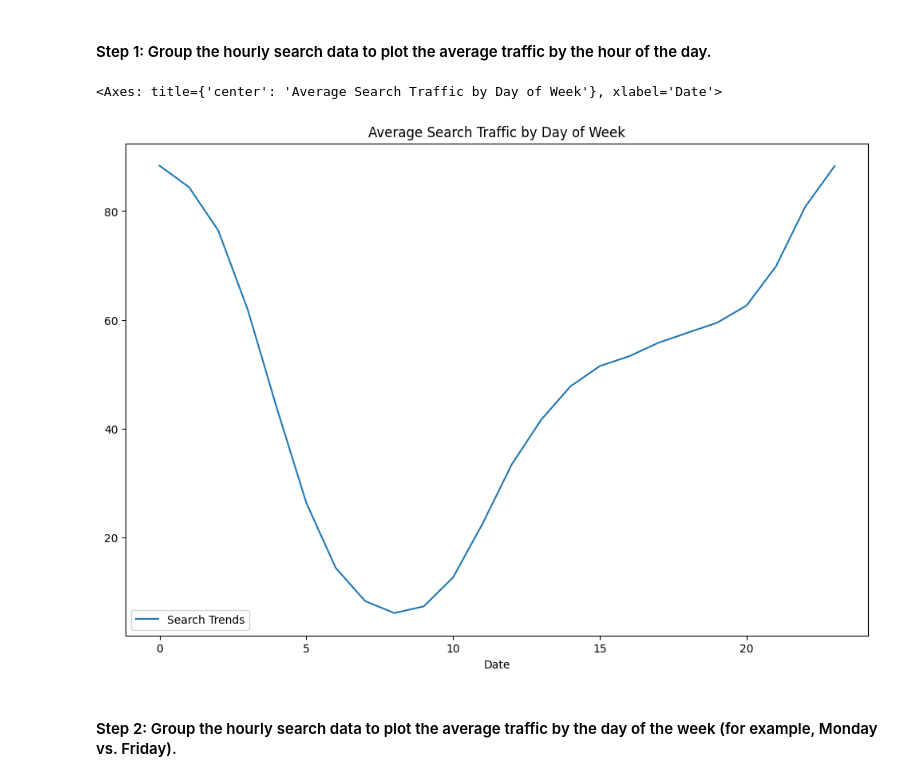
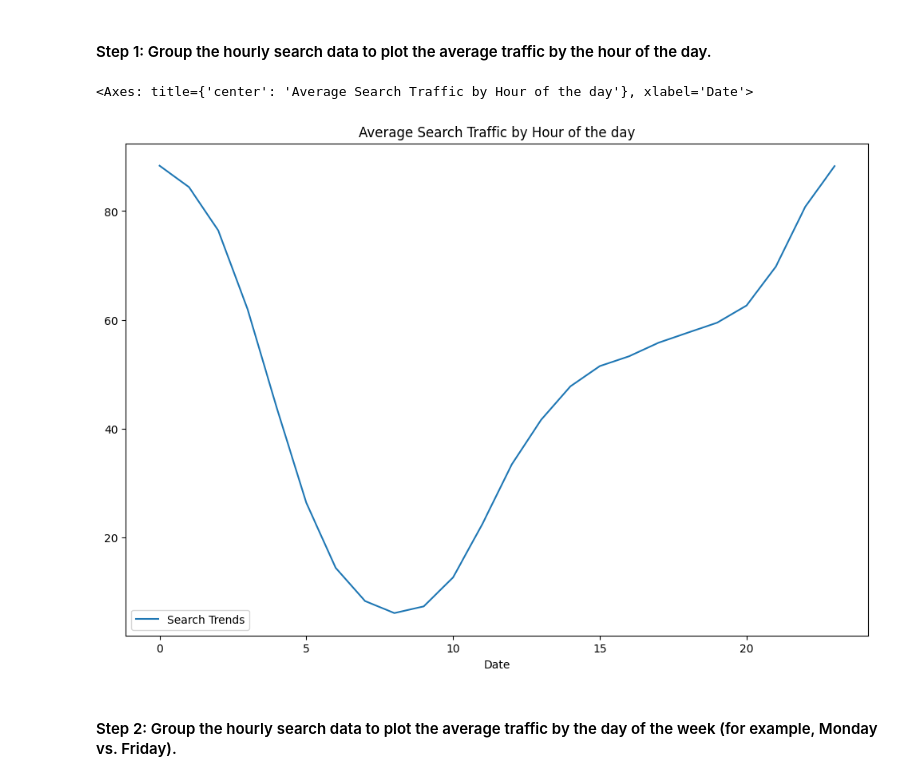
Before and after one commit to SofiaFrrokaj/prophet-challenge, a Jupyter notebook: forecasting_net_prophet.ipynb, the cells around one changed output. Saved outputs shown, nothing was run; the diff lists cells and outputs as text; code cells hidden in the pictures.

```diff
--- a/forecasting_net_prophet.ipynb
+++ b/forecasting_net_prophet.ipynb
@@ -161,10 +161,10 @@ To that end, you want to mine the search traffic data for predictable seasonal p
 #### Step 1: Group the hourly search data to plot the average traffic by the hour of the day.
 # %%
 # Group the hourly search data to plot the average traffic by the day of week, using `df.index.hour`
-df_mercado_trends.groupby(df_mercado_trends.index.hour).mean().plot(figsize=(12, 8), title="Average Search Traffic by Day of Week")
+df_mercado_trends.groupby(df_mercado_trends.index.hour).mean().plot(figsize=(12, 8), title="Average Search Traffic by Hour of the day")
 # %% [output]
-<Axes: title={'center': 'Average Search Traffic by Day of Week'}, xlabel='Date'>
+<Axes: title={'center': 'Average Search Traffic by Hour of the day'}, xlabel='Date'>
-[figure, old version]
+[figure, new version]
 # %% [markdown]
 #### Step 2: Group the hourly search data to plot the average traffic by the day of the week (for example, Monday vs. Friday).
 # %%
```
Also changed, not shown: parts of 13 cells of this notebook.
